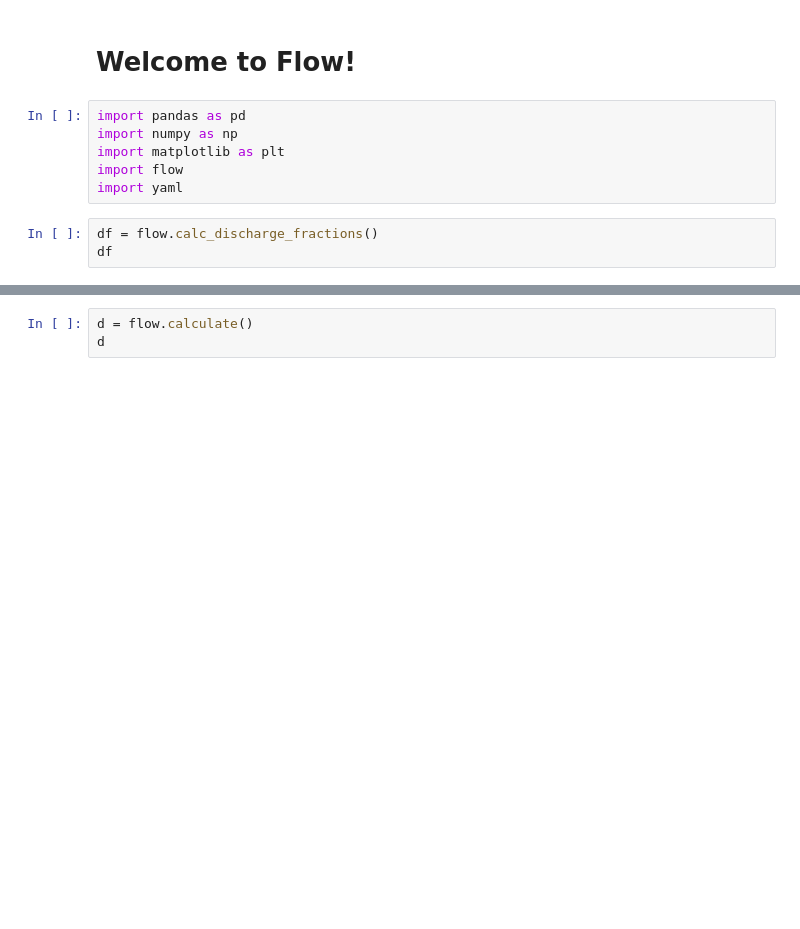
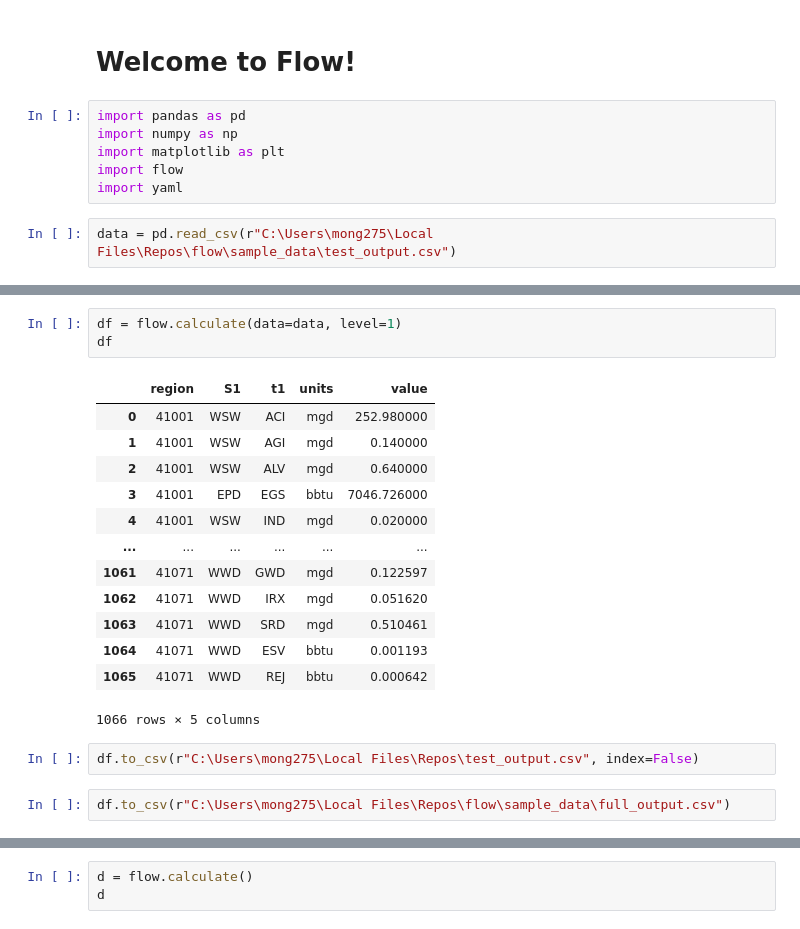
Before and after one commit to pnnl/interflow, a Jupyter notebook: flow_notebook.ipynb, the cells around one changed output, grey strips where cells are left out. Cells and saved outputs as stored; diff of their text form; blank space fills up the shorter version.

```diff
--- a/flow_notebook.ipynb
+++ b/flow_notebook.ipynb
@@ -7,5 +7,4 @@ import matplotlib as plt
 import flow
 import yaml
 # %%
-df = flow.calc_discharge_fractions()
-df
+data = pd.read_csv(r"C:\Users\mong275\Local Files\Repos\flow\sample_data\test_output.csv")
@@ -25 +11,22 @@ d
+# %%
+df = flow.calculate(data=data, level=1)
+df
+# %% [output]
+|  | region | S1 | t1 | units | value |
+| 0 | 41001 | WSW | ACI | mgd | 252.980000 |
+| 1 | 41001 | WSW | AGI | mgd | 0.140000 |
+| 2 | 41001 | WSW | ALV | mgd | 0.640000 |
+| 3 | 41001 | EPD | EGS | bbtu | 7046.726000 |
+| 4 | 41001 | WSW | IND | mgd | 0.020000 |
+| ... | ... | ... | ... | ... | ... |
+| 1061 | 41071 | WWD | GWD | mgd | 0.122597 |
+| 1062 | 41071 | WWD | IRX | mgd | 0.051620 |
+| 1063 | 41071 | WWD | SRD | mgd | 0.510461 |
+| 1064 | 41071 | WWD | ESV | bbtu | 0.001193 |
+| 1065 | 41071 | WWD | REJ | bbtu | 0.000642 |
+1066 rows × 5 columns
+# %%
+df.to_csv(r"C:\Users\mong275\Local Files\Repos\test_output.csv", index=False)
+# %%
+df.to_csv(r"C:\Users\mong275\Local Files\Repos\flow\sample_data\full_output.csv")
 # %%
```
Also changed, not shown: parts of 3 cells of this notebook, 12 other files.
